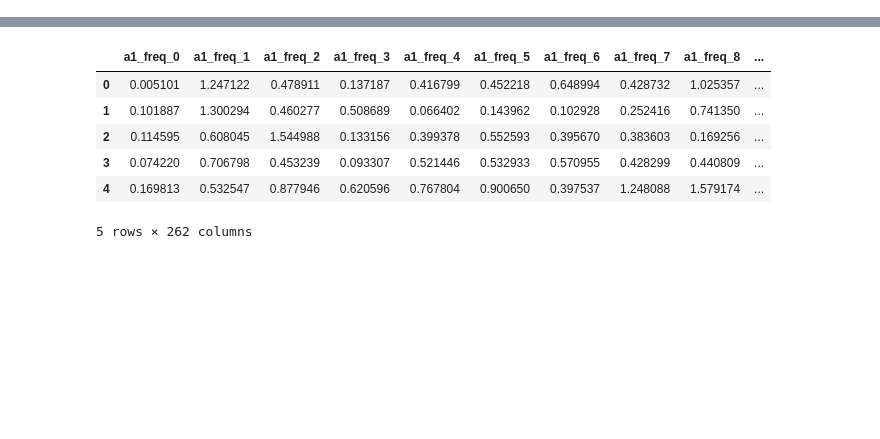
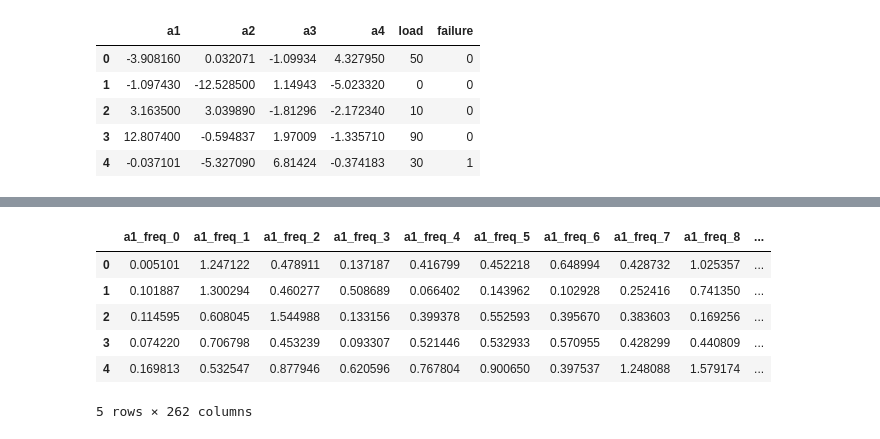
Before and after one commit to tyllukasz/Gear_Box_Fault_Diagnosis, a Jupyter notebook: 02_gearbox_fault_diagnosis_-_data_description_and_visualisation.ipynb, the cells around one changed output, grey strips where cells are left out. Saved outputs shown, nothing was run; the diff lists cells and outputs as text; code cells hidden in the pictures; blank space fills up the shorter version.

```diff
--- a/02_gearbox_fault_diagnosis_-_data_description_and_visualisation.ipynb
+++ b/02_gearbox_fault_diagnosis_-_data_description_and_visualisation.ipynb
@@ -5,0 +35,9 @@ import seaborn as sns
+# %%
+raw_df.head()
+# %% [output]
+|  | a1 | a2 | a3 | a4 | load | failure |
+| 0 | -3.908160 | 0.032071 | -1.09934 | 4.327950 | 50 | 0 |
+| 1 | -1.097430 | -12.528500 | 1.14943 | -5.023320 | 0 | 0 |
+| 2 | 3.163500 | 3.039890 | -1.81296 | -2.172340 | 10 | 0 |
+| 3 | 12.807400 | -0.594837 | 1.97009 | -1.335710 | 90 | 0 |
+| 4 | -0.037101 | -5.327090 | 6.81424 | -0.374183 | 30 | 1 |
```
Also changed, not shown: parts of 28 cells of this notebook.
